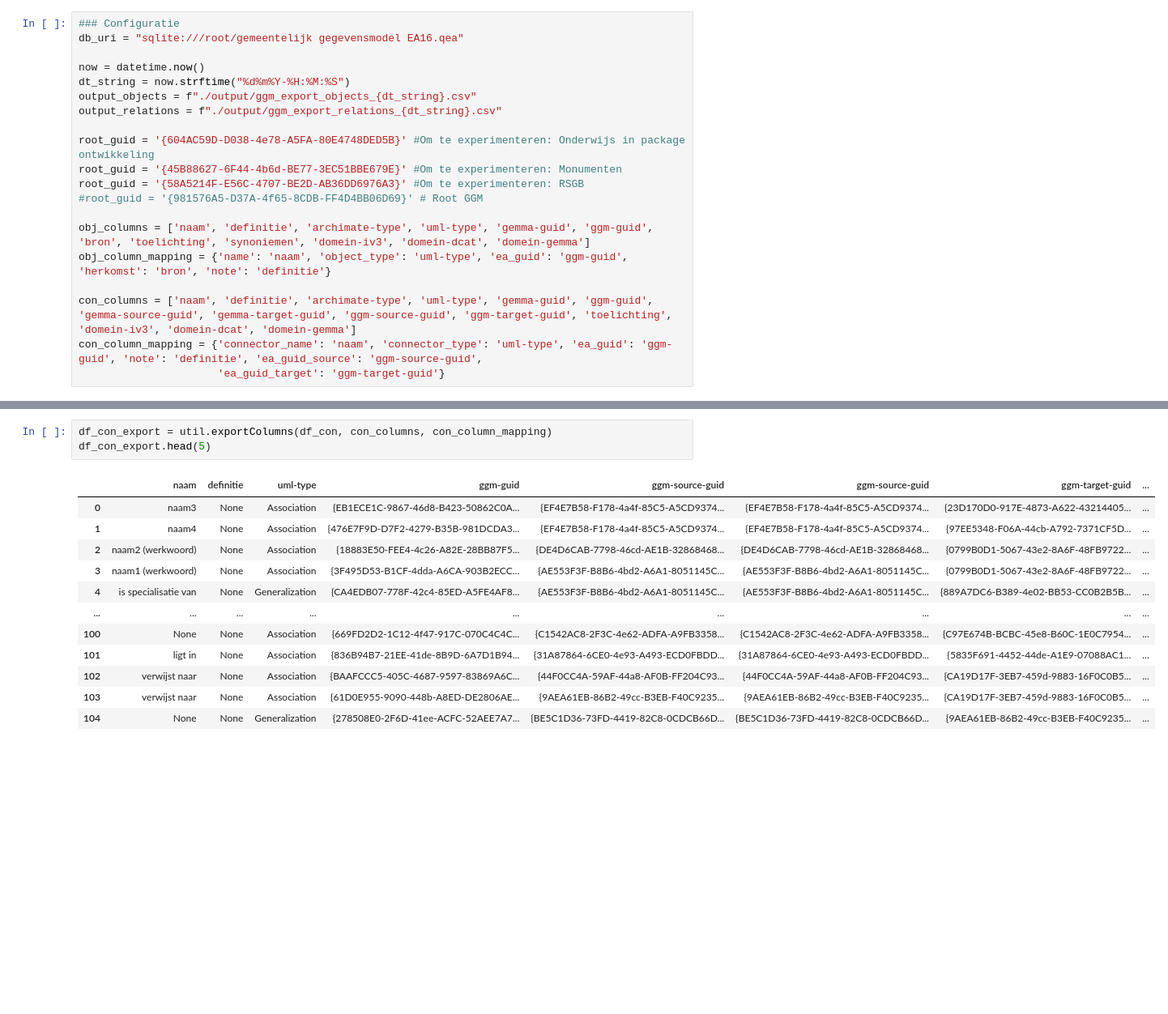
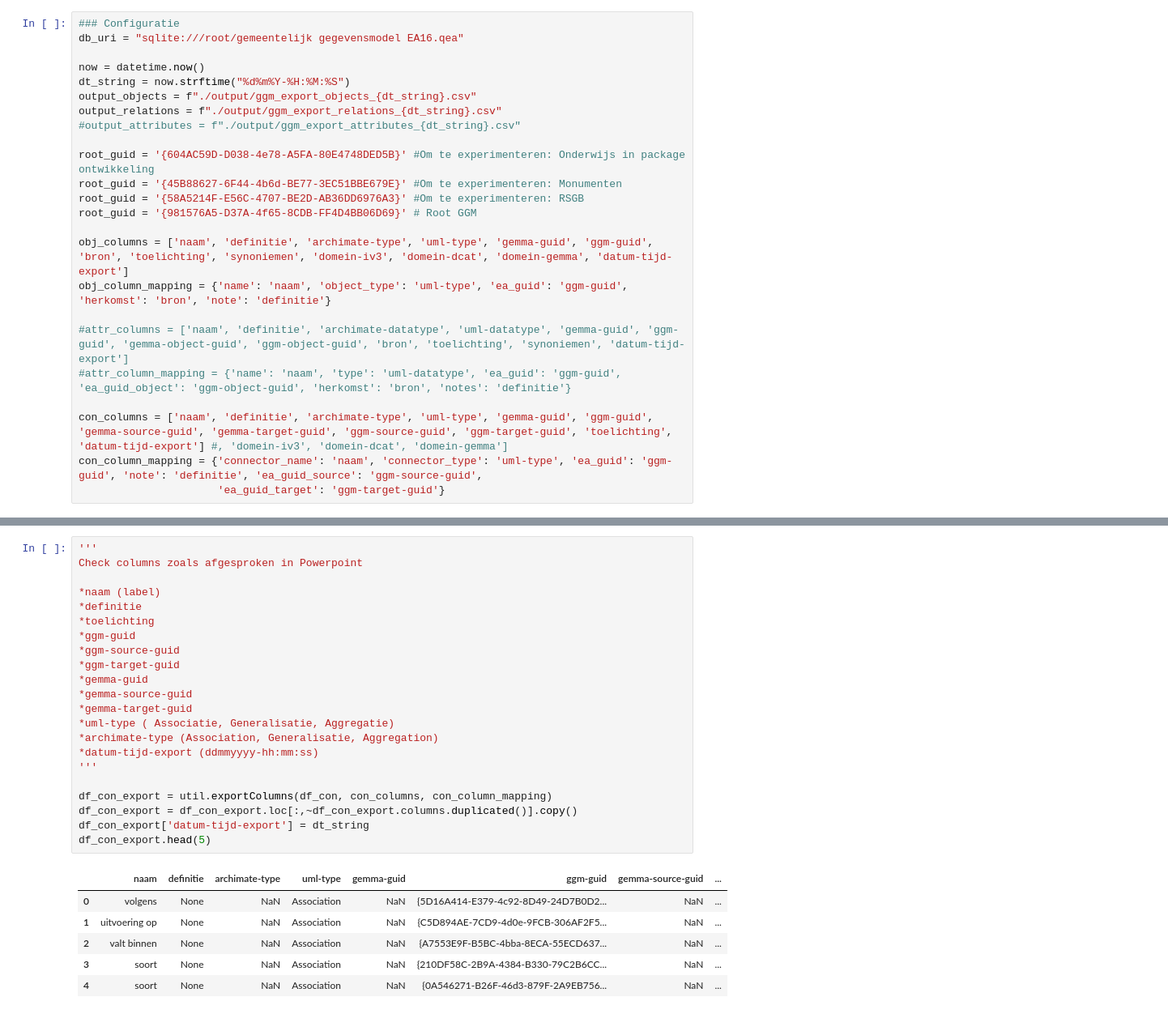
Before and after one commit to Gemeente-Delft/Gemeentelijk-Gegevensmodel, a Jupyter notebook: tools/notebooks/Export to GEMMA.ipynb, the cells around one changed output, grey strips where cells are left out. Shown at 81% size. Saved outputs shown, nothing was run; the diff lists cells and outputs as text; blank space fills up the shorter version.

Commit message:
Test Release Uitwisseling GEMMA

```diff
--- a/tools/notebooks/Export to GEMMA.ipynb
+++ b/tools/notebooks/Export to GEMMA.ipynb
@@ -54,16 +54,20 @@ now = datetime.now()
 dt_string = now.strftime("%d%m%Y-%H:%M:%S")
 output_objects = f"./output/ggm_export_objects_{dt_string}.csv"
 output_relations = f"./output/ggm_export_relations_{dt_string}.csv"
+#output_attributes = f"./output/ggm_export_attributes_{dt_string}.csv"
 
 root_guid = '{604AC59D-D038-4e78-A5FA-80E4748DED5B}' #Om te experimenteren: Onderwijs in package ontwikkeling
 root_guid = '{45B88627-6F44-4b6d-BE77-3EC51BBE679E}' #Om te experimenteren: Monumenten
 root_guid = '{58A5214F-E56C-4707-BE2D-AB36DD6976A3}' #Om te experimenteren: RSGB
-#root_guid = '{981576A5-D37A-4f65-8CDB-FF4D4BB06D69}' # Root GGM
+root_guid = '{981576A5-D37A-4f65-8CDB-FF4D4BB06D69}' # Root GGM
 
-obj_columns = ['naam', 'definitie', 'archimate-type', 'uml-type', 'gemma-guid', 'ggm-guid', 'bron', 'toelichting', 'synoniemen', 'domein-iv3', 'domein-dcat', 'domein-gemma']
+obj_columns = ['naam', 'definitie', 'archimate-type', 'uml-type', 'gemma-guid', 'ggm-guid', 'bron', 'toelichting', 'synoniemen', 'domein-iv3', 'domein-dcat', 'domein-gemma', 'datum-tijd-export']
 obj_column_mapping = {'name': 'naam', 'object_type': 'uml-type', 'ea_guid': 'ggm-guid', 'herkomst': 'bron', 'note': 'definitie'}
 
-con_columns = ['naam', 'definitie', 'archimate-type', 'uml-type', 'gemma-guid', 'ggm-guid', 'gemma-source-guid', 'gemma-target-guid', 'ggm-source-guid', 'ggm-target-guid', 'toelichting', 'domein-iv3', 'domein-dcat', 'domein-gemma']
+#attr_columns = ['naam', 'definitie', 'archimate-datatype', 'uml-datatype', 'gemma-guid', 'ggm-guid', 'gemma-object-guid', 'ggm-object-guid', 'bron', 'toelichting', 'synoniemen', 'datum-tijd-export']
+#attr_column_mapping = {'name': 'naam', 'type': 'uml-datatype', 'ea_guid': 'ggm-guid', 'ea_guid_object': 'ggm-object-guid', 'herkomst': 'bron', 'notes': 'definitie'}
+
+con_columns = ['naam', 'definitie', 'archimate-type', 'uml-type', 'gemma-guid', 'ggm-guid', 'gemma-source-guid', 'gemma-target-guid', 'ggm-source-guid', 'ggm-target-guid', 'toelichting', 'datum-tijd-export'] #, 'domein-iv3', 'domein-dcat', 'domein-gemma']
 con_column_mapping = {'connector_name': 'naam', 'connector_type': 'uml-type', 'ea_guid': 'ggm-guid', 'note': 'definitie', 'ea_guid_source': 'ggm-source-guid',
                       'ea_guid_target': 'ggm-target-guid'}
 # %% [markdown]
@@ -178,16 +233,29 @@ df_con.head(5)
 # %%
+'''
+Check columns zoals afgesproken in Powerpoint
+
+*naam (label)
+*definitie
+*toelichting
+*ggm-guid
+*ggm-source-guid
+*ggm-target-guid
+*gemma-guid
+*gemma-source-guid
+*gemma-target-guid
+*uml-type ( Associatie, Generalisatie, Aggregatie)
+*archimate-type (Association, Generalisatie, Aggregation)
+*datum-tijd-export (ddmmyyyy-hh:mm:ss)
+'''
+
 df_con_export = util.exportColumns(df_con, con_columns, con_column_mapping)
+df_con_export = df_con_export.loc[:,~df_con_export.columns.duplicated()].copy()
+df_con_export['datum-tijd-export'] = dt_string
 df_con_export.head(5)
 # %% [output]
-|  | naam | definitie | uml-type | ggm-guid | ggm-source-guid | ggm-source-guid | ggm-target-guid | ... |
-| 0 | naam3 | None | Association | {EB1ECE1C-9867-46d8-B423-50862C0A... | {EF4E7B58-F178-4a4f-85C5-A5CD9374... | {EF4E7B58-F178-4a4f-85C5-A5CD9374... | {23D170D0-917E-4873-A622-43214405... | ... |
-| 1 | naam4 | None | Association | {476E7F9D-D7F2-4279-B35B-981DCDA3... | {EF4E7B58-F178-4a4f-85C5-A5CD9374... | {EF4E7B58-F178-4a4f-85C5-A5CD9374... | {97EE5348-F06A-44cb-A792-7371CF5D... | ... |
-| 2 | naam2 (werkwoord) | None | Association | {18883E50-FEE4-4c26-A82E-28BB87F5... | {DE4D6CAB-7798-46cd-AE1B-32868468... | {DE4D6CAB-7798-46cd-AE1B-32868468... | {0799B0D1-5067-43e2-8A6F-48FB9722... | ... |
-| 3 | naam1 (werkwoord) | None | Association | {3F495D53-B1CF-4dda-A6CA-903B2ECC... | {AE553F3F-B8B6-4bd2-A6A1-8051145C... | {AE553F3F-B8B6-4bd2-A6A1-8051145C... | {0799B0D1-5067-43e2-8A6F-48FB9722... | ... |
-| 4 | is specialisatie van | None | Generalization | {CA4EDB07-778F-42c4-85ED-A5FE4AF8... | {AE553F3F-B8B6-4bd2-A6A1-8051145C... | {AE553F3F-B8B6-4bd2-A6A1-8051145C... | {889A7DC6-B389-4e02-BB53-CC0B2B5B... | ... |
-| ... | ... | ... | ... | ... | ... | ... | ... | ... |
-| 100 | None | None | Association | {669FD2D2-1C12-4f47-917C-070C4C4C... | {C1542AC8-2F3C-4e62-ADFA-A9FB3358... | {C1542AC8-2F3C-4e62-ADFA-A9FB3358... | {C97E674B-BCBC-45e8-B60C-1E0C7954... | ... |
-| 101 | ligt in | None | Association | {836B94B7-21EE-41de-8B9D-6A7D1B94... | {31A87864-6CE0-4e93-A493-ECD0FBDD... | {31A87864-6CE0-4e93-A493-ECD0FBDD... | {5835F691-4452-44de-A1E9-07088AC1... | ... |
-| 102 | verwijst naar | None | Association | {BAAFCCC5-405C-4687-9597-83869A6C... | {44F0CC4A-59AF-44a8-AF0B-FF204C93... | {44F0CC4A-59AF-44a8-AF0B-FF204C93... | {CA19D17F-3EB7-459d-9883-16F0C0B5... | ... |
-| 103 | verwijst naar | None | Association | {61D0E955-9090-448b-A8ED-DE2806AE... | {9AEA61EB-86B2-49cc-B3EB-F40C9235... | {9AEA61EB-86B2-49cc-B3EB-F40C9235... | {CA19D17F-3EB7-459d-9883-16F0C0B5... | ... |
-| 104 | None | None | Generalization | {278508E0-2F6D-41ee-ACFC-52AEE7A7... | {BE5C1D36-73FD-4419-82C8-0CDCB66D... | {BE5C1D36-73FD-4419-82C8-0CDCB66D... | {9AEA61EB-86B2-49cc-B3EB-F40C9235... | ... |
+|  | naam | definitie | archimate-type | uml-type | gemma-guid | ggm-guid | gemma-source-guid | ... |
+| 0 | volgens | None | NaN | Association | NaN | {5D16A414-E379-4c92-8D49-24D7B0D2... | NaN | ... |
+| 1 | uitvoering op | None | NaN | Association | NaN | {C5D894AE-7CD9-4d0e-9FCB-306AF2F5... | NaN | ... |
+| 2 | valt binnen | None | NaN | Association | NaN | {A7553E9F-B5BC-4bba-8ECA-55ECD637... | NaN | ... |
+| 3 | soort | None | NaN | Association | NaN | {210DF58C-2B9A-4384-B330-79C2B6CC... | NaN | ... |
+| 4 | soort | None | NaN | Association | NaN | {0A546271-B26F-46d3-879F-2A9EB756... | NaN | ... |
```
Also changed, not shown: parts of 8 cells of this notebook, 5 other files.
